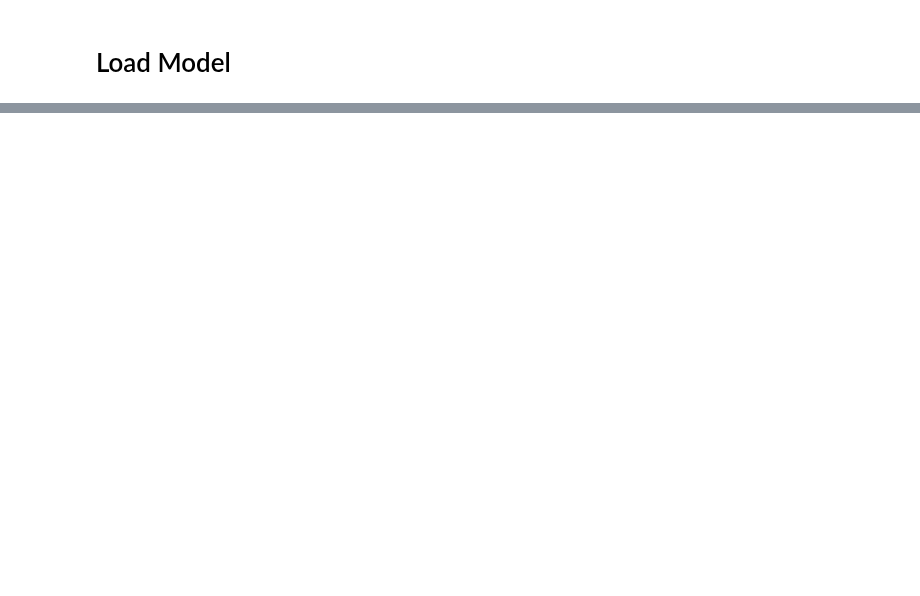
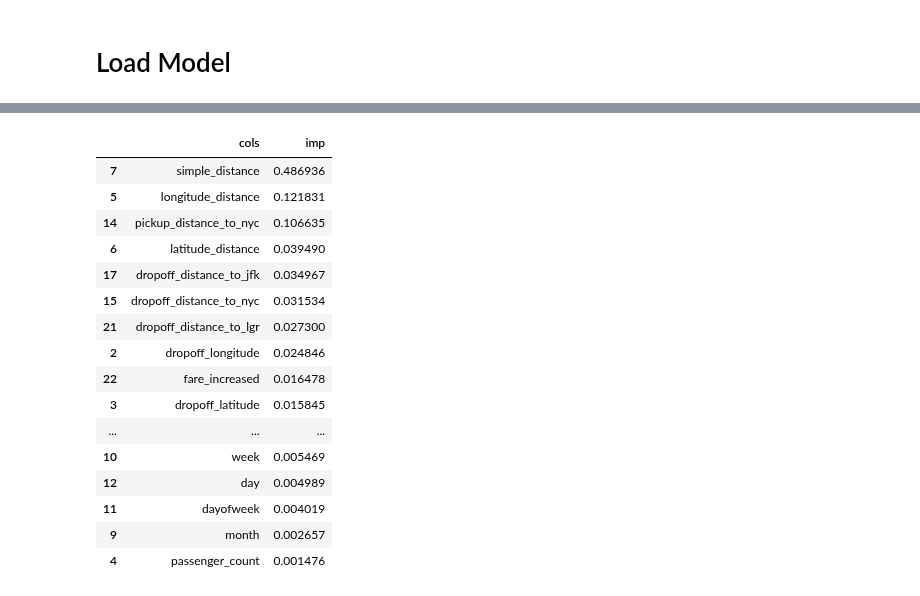
Before and after one commit to szeleeteo/kaggle, a Jupyter notebook: new-york-city-taxi-fare-prediction/new-york-city-taxi-fare-prediction_v11_RF_Ensembling_with_datav6.ipynb, the cells around one changed output, grey strips where cells are left out. Cells and saved outputs as stored; diff of their text form; code cells hidden in the pictures; blank space fills up the shorter version.

```diff
--- a/new-york-city-taxi-fare-prediction/new-york-city-taxi-fare-prediction_v11_RF_Ensembling_with_datav6.ipynb
+++ b/new-york-city-taxi-fare-prediction/new-york-city-taxi-fare-prediction_v11_RF_Ensembling_with_datav6.ipynb
@@ -138,0 +135,20 @@ model_fn_open = 'models/rf16trees54mrows.pkl'
+# %%
+fi
+# %% [output]
+|  | cols | imp |
+| 7 | simple_distance | 0.486936 |
+| 5 | longitude_distance | 0.121831 |
+| 14 | pickup_distance_to_nyc | 0.106635 |
+| 6 | latitude_distance | 0.039490 |
+| 17 | dropoff_distance_to_jfk | 0.034967 |
+| 15 | dropoff_distance_to_nyc | 0.031534 |
+| 21 | dropoff_distance_to_lgr | 0.027300 |
+| 2 | dropoff_longitude | 0.024846 |
+| 22 | fare_increased | 0.016478 |
+| 3 | dropoff_latitude | 0.015845 |
+| ... | ... | ... |
+| 10 | week | 0.005469 |
+| 12 | day | 0.004989 |
+| 11 | dayofweek | 0.004019 |
+| 9 | month | 0.002657 |
+| 4 | passenger_count | 0.001476 |
```
Also changed, not shown: parts of 14 cells of this notebook, 33 other files.
